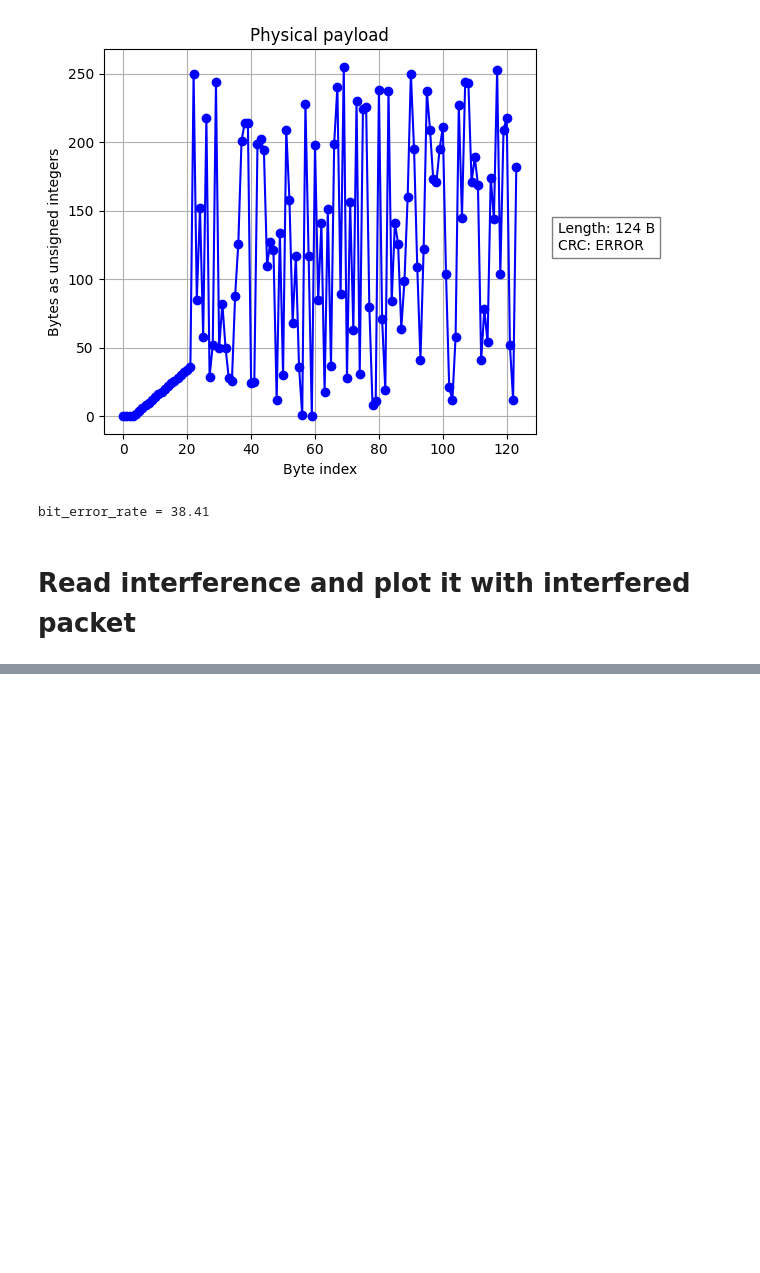
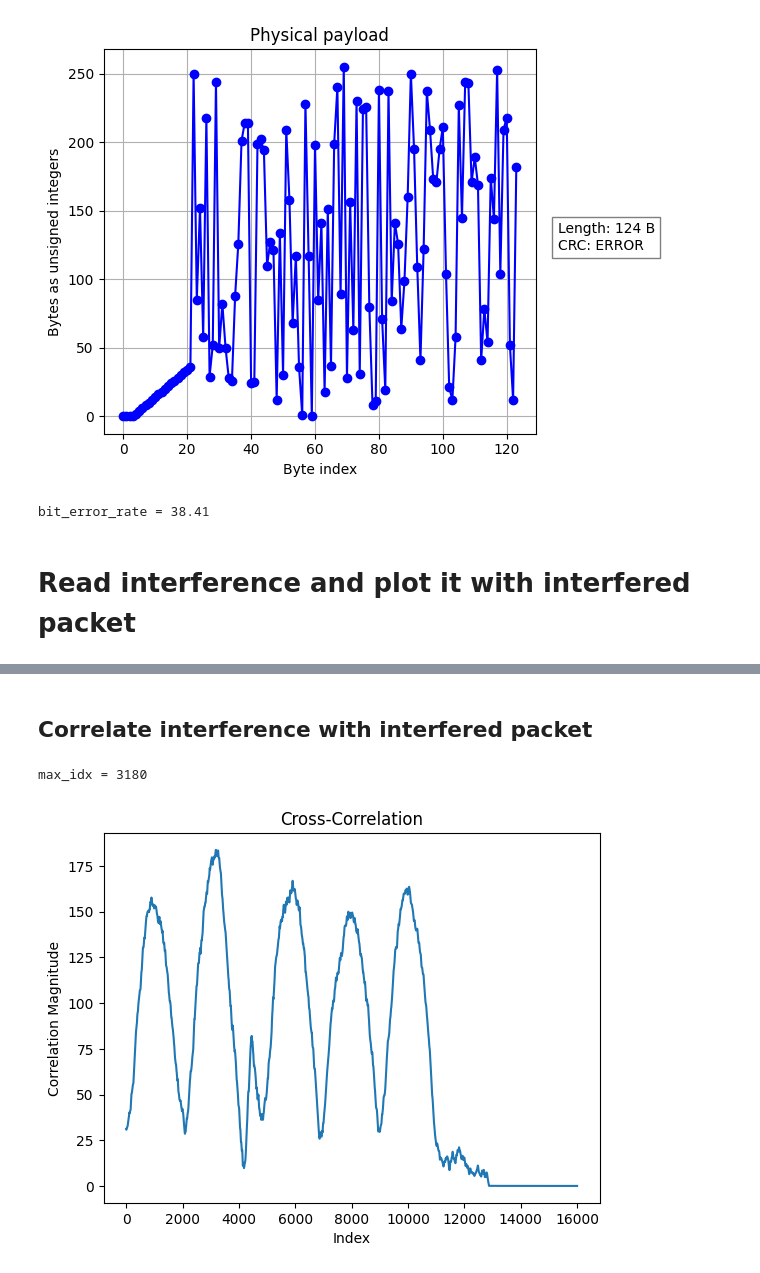
Before and after one commit to SDMote/SDR_projects, a Jupyter notebook: python_phy/subtraction_test.ipynb, the cells around one changed output, grey strips where cells are left out. Cells and saved outputs as stored; diff of their text form; code cells hidden in the pictures; blank space fills up the shorter version.

Commit message:
signal subtracting testing: complex correlation analysis

```diff
--- a/python_phy/subtraction_test.ipynb
+++ b/python_phy/subtraction_test.ipynb
@@ -69,0 +75,22 @@ subplots_iq([iq_samples, iq_samples_interference], fs)
+# %% [markdown]
+## Correlate interference with interfered packet
+# %%
+corr = scipy.signal.correlate(iq_samples, iq_samples_interference, mode="full")
+max_idx = np.argmax(np.abs(corr))
+offset = len(iq_samples_interference) - 1  # Because using mode="full"
+max_idx -= offset
+print(f"{max_idx = }")
+
+# Plot the correlation for verification
+correlation = scipy.signal.correlate(iq_samples, iq_samples_interference, mode="full")[
+    offset : offset + len(iq_samples)
+]
+plt.plot(np.abs(correlation))
+# plt.plot(np.imag(correlation))
+plt.title("Cross-Correlation")
+plt.xlabel("Index")
+plt.ylabel("Correlation Magnitude")
+plt.show()
+# %% [output]
+max_idx = 3180
+[figure, added]
```
Also changed, not shown: parts of 6 cells of this notebook.
